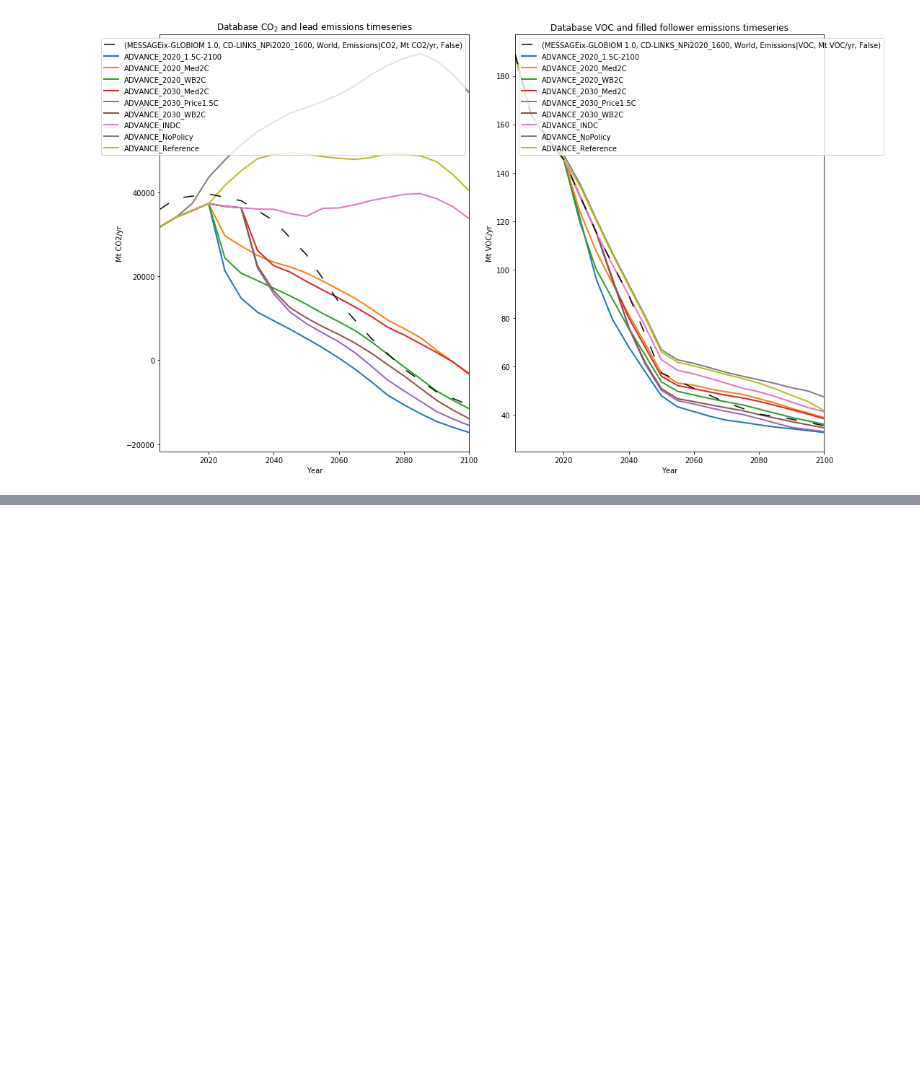
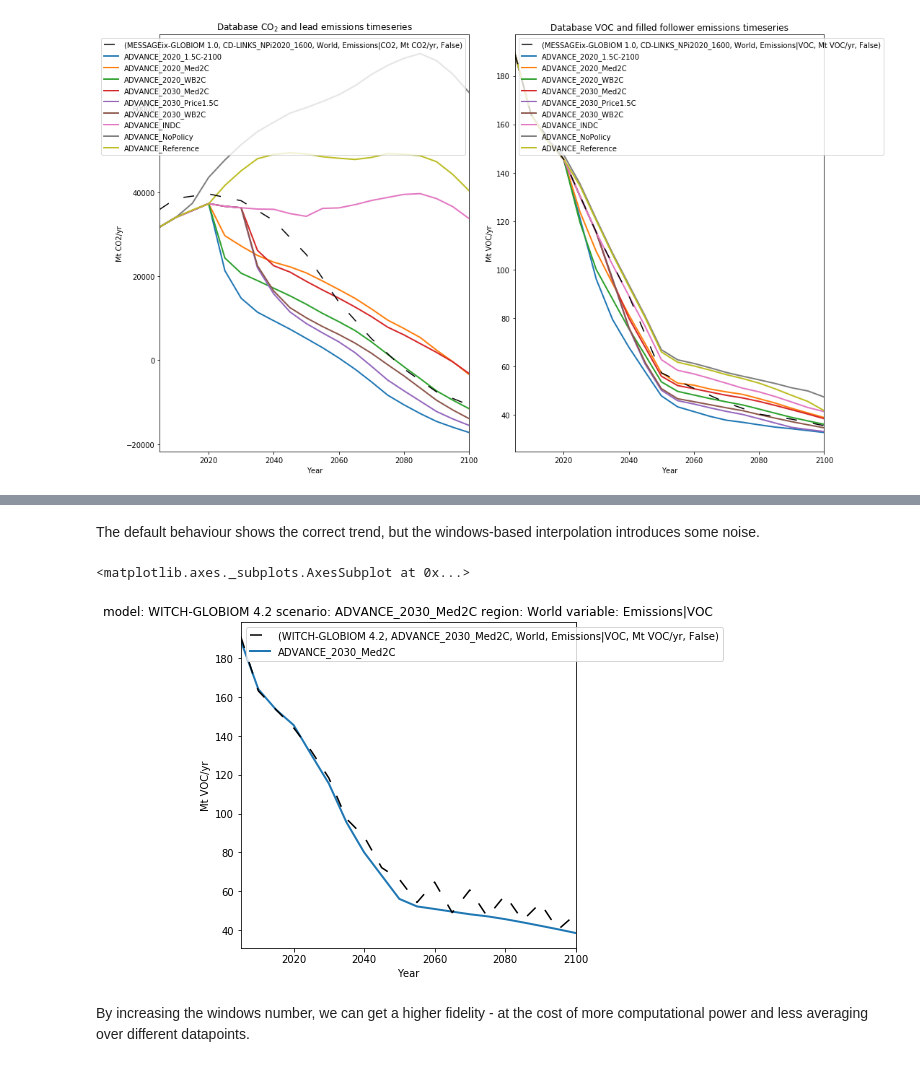
Before and after one commit to GranthamImperial/silicone, a Jupyter notebook: notebooks/infilling.ipynb, the cells around one changed output, grey strips where cells are left out. Saved outputs shown, nothing was run; the diff lists cells and outputs as text; code cells hidden in the pictures; blank space fills up the shorter version.

```diff
--- a/notebooks/infilling.ipynb
+++ b/notebooks/infilling.ipynb
@@ -510,3 +512,16 @@ infilled_quantile.head()
+# %% [markdown]
+The default behaviour shows the correct trend, but the windows-based interpolation introduces some noise.
+# %%
+pkwargs = {"color": "scenario", "linewidth": 2}
+fig = plt.figure(figsize=(6, 6))
+ax = fig.add_subplot()
+filler_data.filter(variable='Emissions|VOC', ).line_plot(ax=ax, **pkwargs)
+infilled_quantile.filter(variable='Emissions|VOC').line_plot(ax=ax, color="black", linestyle="--", dashes=(8, 10))
+# %% [output]
+<matplotlib.axes._subplots.AxesSubplot at 0x...>
+[figure, added]
+# %% [markdown]
+By increasing the windows number, we can get a higher fidelity - at the cost of more computational power and less averaging over different datapoints.
 # %%
 # NBVAL_IGNORE_OUTPUT
 # With a lower window number, the deviations become clearer
```
Also changed, not shown: parts of 8 cells of this notebook.
